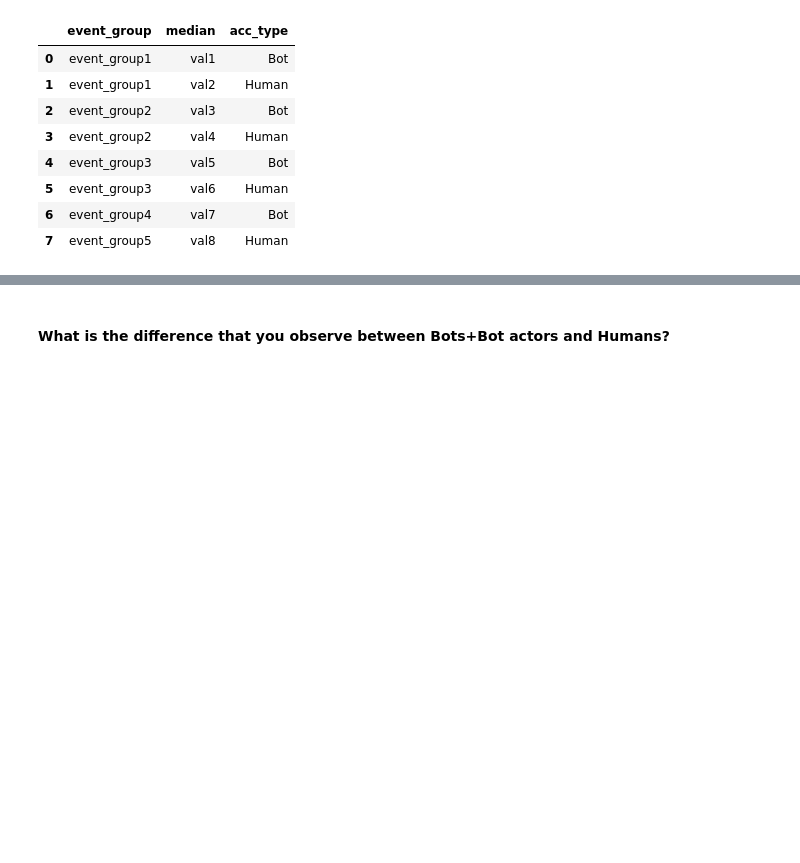
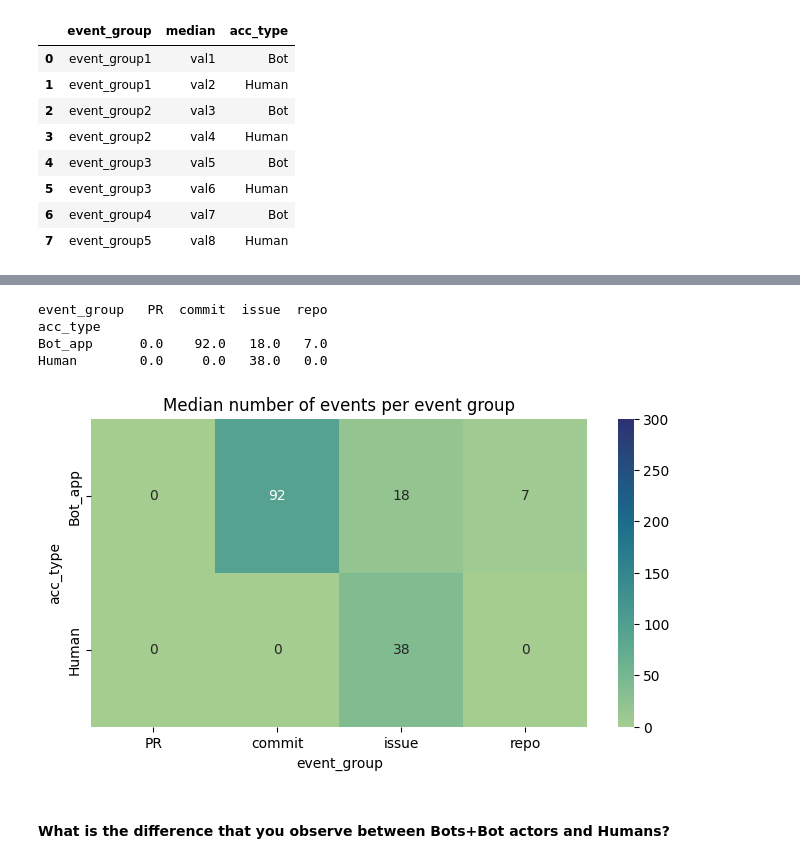
Before and after one commit to ari-ane/Software_Evolution_TP_bots, a Jupyter notebook: TP_bots_template.ipynb, the cells around one changed output, grey strips where cells are left out. Cells and saved outputs as stored; diff of their text form; code cells hidden in the pictures; blank space fills up the shorter version.

```diff
--- a/TP_bots_template.ipynb
+++ b/TP_bots_template.ipynb
@@ -568,2 +680,11 @@ df_medians.pivot(index='acc_type', columns='event_group', values='median')#.rese
 # %%
 # YOUR CODE BELOW
+
+data = {
+    'event_group': ['PR', 'PR', 'commit', 'commit', 'issue', 'issue', 'repo', 'repo'],
+    'median': [0.0, 0.0, 92.0, 0.0, 18.0, 38.0, 7.0, 0.0],
+    'acc_type': ['Bot_app', 'Human', 'Bot_app', 'Human', 'Bot_app', 'Human', 'Bot_app', 'Human']
+}
+
+df_medians = pd.DataFrame(data)
+print(df_medians)
@@ -570,4 +701,18 @@ df_medians.pivot(index='acc_type', columns='event_group', values='median')#.rese
 # %%
-# YOUR CODE BELOW
+
+
+df_medians_pivot = df_medians.pivot(index='acc_type', columns='event_group', values='median')
+
+print(df_medians_pivot)
+plt.figure(figsize=(8, 4))
+sns.heatmap(df_medians_pivot, annot=True, vmin=0, vmax=300, cmap="crest")
+plt.title("Median number of events per event group")
+plt.show()
+# %% [output]
+event_group   PR  commit  issue  repo
+acc_type
+Bot_app      0.0    92.0   18.0   7.0
+Human        0.0     0.0   38.0   0.0
+[figure, added]
 # %% [markdown]
 #### What is the difference that you observe between Bots+Bot actors and Humans?
```
Also changed, not shown: parts of 22 cells of this notebook.
